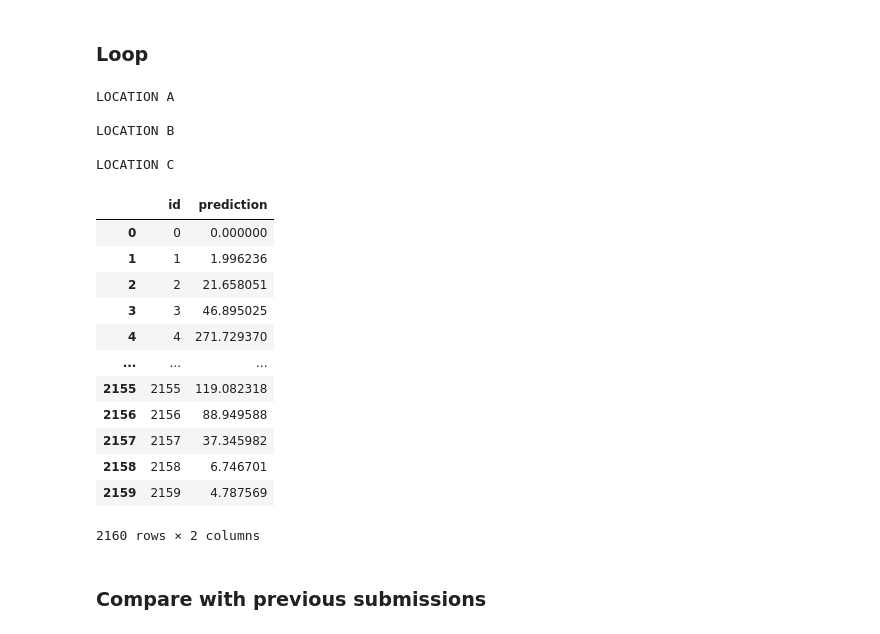
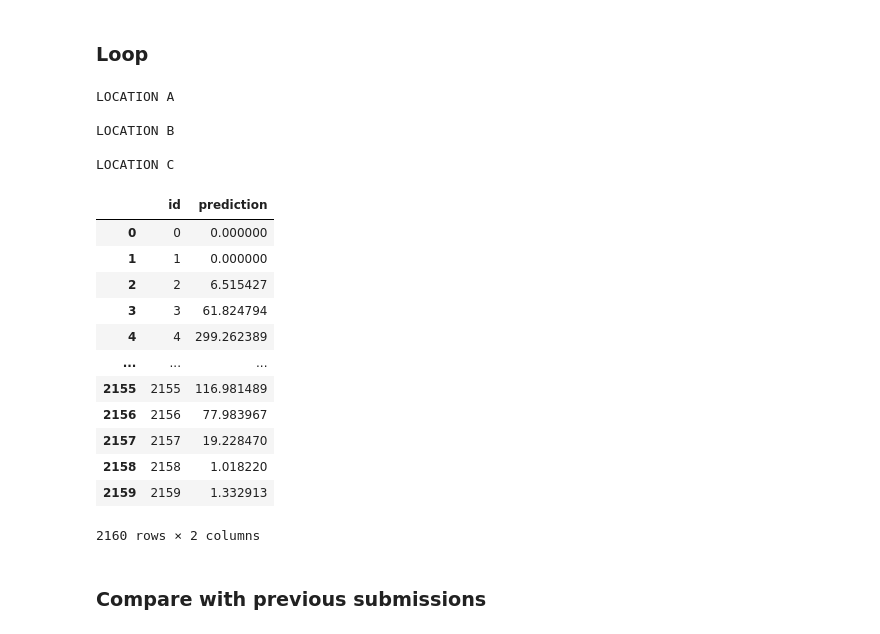
Before and after one commit to hugokerino/Energy-forecasting-NTNU, a Jupyter notebook: data/Noe/Short_notebook_1.ipynb, the cells around one changed output. Cells and saved outputs as stored; diff of their text form; code cells hidden in the pictures.

```diff
--- a/data/Noe/Short_notebook_1.ipynb
+++ b/data/Noe/Short_notebook_1.ipynb
@@ -792,8 +792,8 @@ def full_data_loader(location,n_lagged_features=3,threshold=0.9,normalization =
 This is a single function that performs all the data pre-processing
 # %%
 # Load all usable data
-LOCATION = "C"
-n_lagged_features = 2
+LOCATION = "A"
+n_lagged_features = 1
 threshold = 0.9
 
 X_Train_full,Y_Train_full,X_Test_full,selected_features = full_data_loader(location = LOCATION,
@@ -926,7 +926,7 @@ for LOCATION in ['A','B','C']:
 # %% [markdown]
 #### Test
 # %%
-n_lagged_features = 2
+n_lagged_features = 3
 threshold = 0.9
 
 
@@ -956,9 +956,9 @@ for LOCATION in ['A','B','C']:
     # Initialize the model base learners
     level0 = list()
     level0.append(('catboost', CatBoostRegressor(iterations=1000,
-                            depth=9,
-                            learning_rate=0.35,
-                            l2_leaf_reg=6,
+                            depth=9,                # best 9
+                            learning_rate=0.35,     # best 0.35
+                            l2_leaf_reg=6,          # best 6
                             loss_function='RMSE',
                             # task_type='GPU',
                             verbose=0,
@@ -991,7 +991,7 @@ for LOCATION in ['A','B','C']:
 
     # Save model
     from joblib import dump
-    name = 'catboost_kneighbor_dectree_to_lgb_lag2_minmax_old_code_thr09_newMinMax_'
+    name = 'catboost_kneighbor_dectree_to_lgb_lag3_minmax_old_code_thr09_v1'
     dump(model, 'Stacked_models/'+name + LOCATION+'.joblib')
     print(f"Training for {LOCATION} finished in {(time.time() - start)/60:.1f} minutes")
 # %% [output]
@@ -1126,7 +1126,7 @@ PREDICTIONS = []
 n_lagged_features = 2
 threshold = 0.9
 
-model_name = 'catboost_kneighbor_dectree_to_lgb_lag2_minmax_old_code_thr09_newMinMax_'
+model_name = 'catboost_kneighbor_dectree_to_lgb_lag2_minmax_old_code_thr09_newDecTree_'
 
 for LOCATION in ['A', 'B', 'C']:
 
@@ -1137,43 +1137,43 @@ for LOCATION in ['A', 'B', 'C']:
     X_Train_full,Y_Train_full,X_Test_full,selected_features = full_data_loader(location = LOCATION,
                                                         n_lagged_features=n_lagged_features,
                                                         threshold=threshold,
                                                         normalization = 'minmax',
                                                         date_encoding=True,
                                                         verbose=False)
     X_Test = X_Test_full[selected_features].astype('float32')
     # Predict on the X_test_estimated dataset
     Y_test_estimated = pd.DataFrame()
     pv_measurement =  model.predict(X_Test)
     pv_measurement[pv_measurement<0]=0
     Y_test_estimated['prediction'] = pv_measurement
 
     Y_test_estimated['time'] = X_Test_full['date_forecast'].reset_index(drop=True)
     Y_test_estimated_round = select_o_clock(Y_test_estimated,'time')
     PREDICTIONS.append(Y_test_estimated_round['prediction'])
 
 # Concatenate all 3 predictions
 submission = pd.concat(PREDICTIONS).reset_index()
 # Add id colum
 submission['id'] = submission.index
 submission[['id','prediction']]
 # %% [output]
 LOCATION A
 
 LOCATION B
 
 LOCATION C
 |  | id | prediction |
 | 0 | 0 | 0.000000 |
-| 1 | 1 | 1.996236 |
-| 2 | 2 | 21.658051 |
-| 3 | 3 | 46.895025 |
-| 4 | 4 | 271.729370 |
+| 1 | 1 | 0.000000 |
+| 2 | 2 | 6.515427 |
+| 3 | 3 | 61.824794 |
+| 4 | 4 | 299.262389 |
 | ... | ... | ... |
-| 2155 | 2155 | 119.082318 |
-| 2156 | 2156 | 88.949588 |
-| 2157 | 2157 | 37.345982 |
-| 2158 | 2158 | 6.746701 |
-| 2159 | 2159 | 4.787569 |
+| 2155 | 2155 | 116.981489 |
+| 2156 | 2156 | 77.983967 |
+| 2157 | 2157 | 19.228470 |
+| 2158 | 2158 | 1.018220 |
+| 2159 | 2159 | 1.332913 |
 2160 rows × 2 columns
 # %%
 # SAVE TO CSV
```
Also changed, not shown: parts of 4 cells of this notebook, 8 other files.
